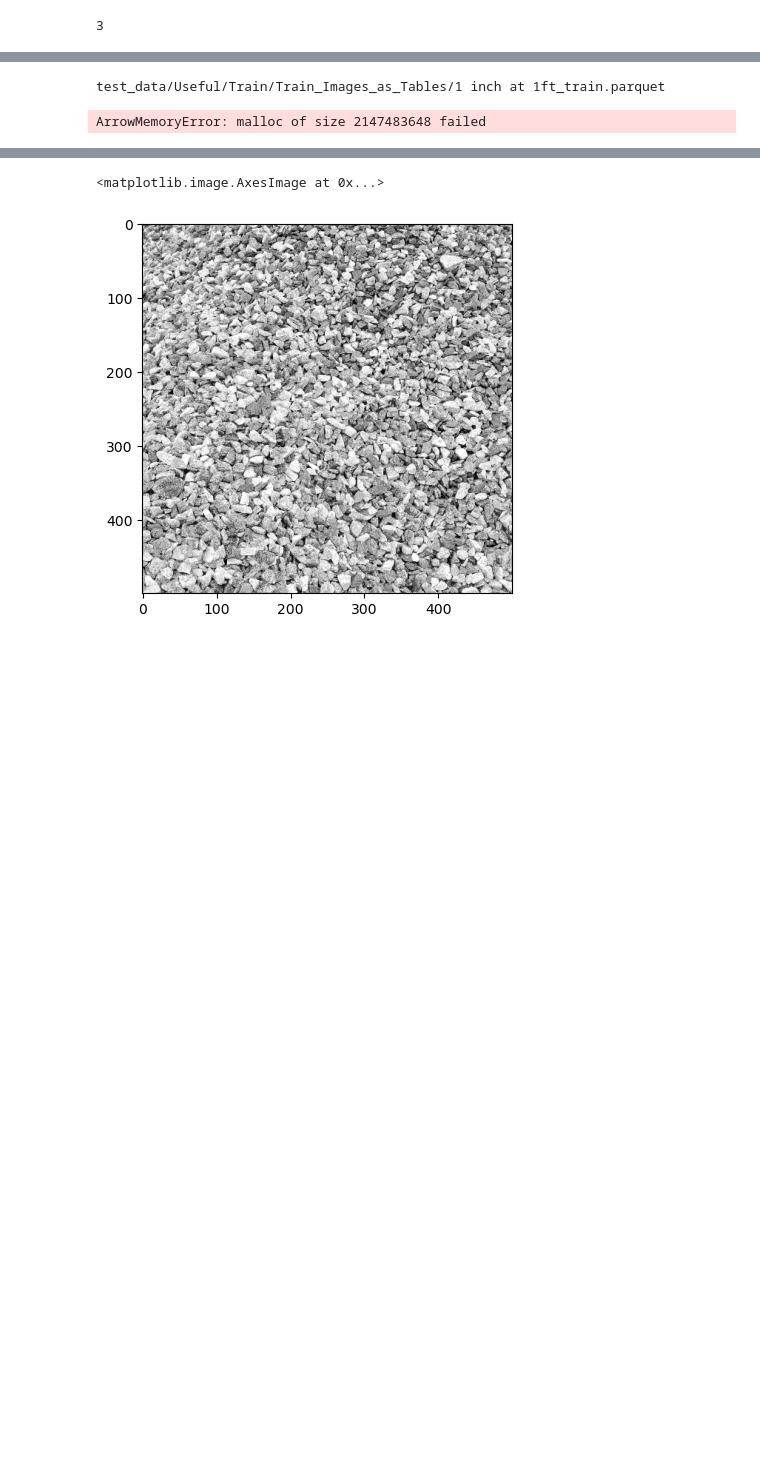
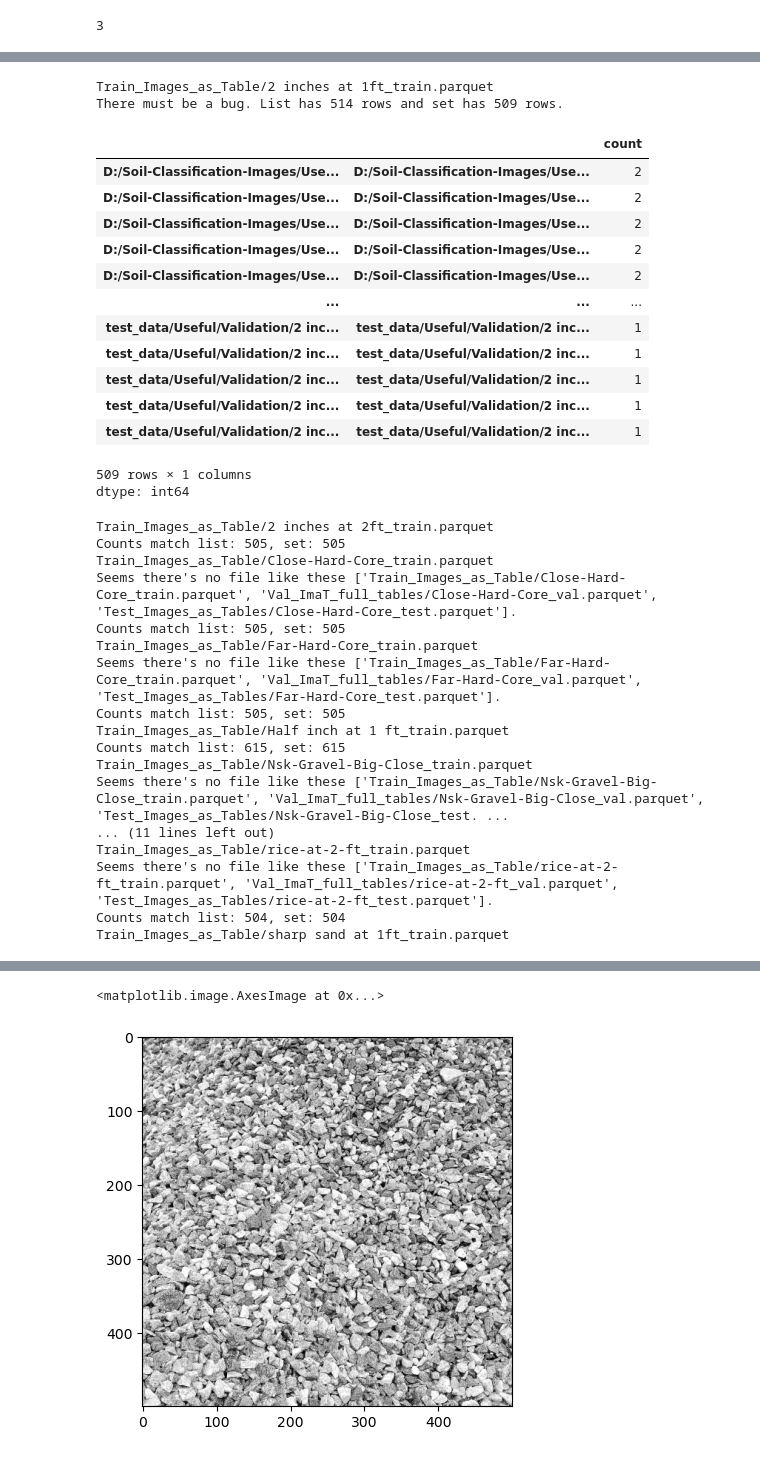
Before and after one commit to pithun/Soil-Classification-Using-ML, a Jupyter notebook: ML_Code - DEV.ipynb, the cells around one changed output, grey strips where cells are left out. Cells and saved outputs as stored; diff of their text form; code cells hidden in the pictures; blank space fills up the shorter version.

Commit message:
updated dataset validation code

```diff
--- a/ML_Code - DEV.ipynb
+++ b/ML_Code - DEV.ipynb
@@ -578,9 +578,9 @@ def get_metrics(y_true, y_pred):
     accuracy=accuracy_score(y_true, y_pred)
     return micro_prec, macro_prec, weighted_prec, micro_recall, macro_recall, weighted_recall, micro_f1, macro_f1, weighted_f1, accuracy
 
-def get_data(path, *args):
+def get_data(path, col_name):
     df=pd.read_parquet(path)
-    return df[file]
+    return df[col_name]
 # %%
 # Making the dataframe
 names=generate_perc_dist_columns(perc_distance=1)
@@ -860,35 +864,73 @@ len(set([1,2,3,3]))
 # %%
 # confirm that all the files are distinct in the train, test and Validation datasets
 #1. Get all the filenames into a list
 #2. Get total count
 #3. Convert to set to ensure all files are stored well
 
-full_paths= ['test_data/Useful/Train/Train_Images_as_Tables/', 'test_data/Useful/Validation/Val_ImaT_full_tables/',
-'test_data/Useful/Test/Test_Images_as_Tables/']
+#full_paths= ['test_data/Useful/Train/Train_Images_as_Tables/', 'test_data/Useful/Validation/Val_ImaT_full_tables/',
+#'test_data/Useful/Test/Test_Images_as_Tables/']
+
+full_paths= ['Train_Images_as_Table/', 'Val_ImaT_full_tables/', 'Test_Images_as_Tables/']
 
 suffixes=['_train', '_val', '_test']
 
 for soil_key in soils.keys():
     file_names=[]
     path=[f"{full_paths[x]}{soil_key}{suffixes[x]}.parquet" for x in range(3)]
     print(path[0])
-    tr_data=get_data(path[0],'filename')
-    val_data=get_data(path[1], 'filename')
-    te_data=get_data(path[2], 'filename')
-    file_names.extend(tr_data)
-    file_names.extend(val_data)
-    file_names.extend(te_data)
-    list_cnt=len(file_names)
-    set_cnt=len(set(file_names))
+    try:
+      tr_data=get_data(path[0],'filename')
+      val_data=get_data(path[1], 'filename')
+      te_data=get_data(path[2], 'filename')
+      file_names.extend(tr_data)
+      file_names.extend(val_data)
+      file_names.extend(te_data)
+      list_cnt=len(file_names)
+      set_cnt=len(set(file_names))
+    except:
+      print(f"Seems there's no file like these {path}.")
 
     if list_cnt==set_cnt:
         print(f'Counts match list: {list_cnt}, set: {set_cnt}')
     else:
-        print('There must be a bug')
-    assert list_cnt==set_cnt
+        print(f'There must be a bug. List has {list_cnt} rows and set has {set_cnt} rows.')
+        col_as_series=pd.Series(file_names)
+        display(col_as_series.groupby(col_as_series).value_counts())
+    #assert list_cnt==set_cnt
 # %% [output]
-test_data/Useful/Train/Train_Images_as_Tables/1 inch at 1ft_train.parquet
+Train_Images_as_Table/2 inches at 1ft_train.parquet
+There must be a bug. List has 514 rows and set has 509 rows.
+|  |  | count |
+| D:/Soil-Classification-Images/Use... | D:/Soil-Classification-Images/Use... | 2 |
+| D:/Soil-Classification-Images/Use... | D:/Soil-Classification-Images/Use... | 2 |
+| D:/Soil-Classification-Images/Use... | D:/Soil-Classification-Images/Use... | 2 |
+| D:/Soil-Classification-Images/Use... | D:/Soil-Classification-Images/Use... | 2 |
+| D:/Soil-Classification-Images/Use... | D:/Soil-Classification-Images/Use... | 2 |
+| ... | ... | ... |
+| test_data/Useful/Validation/2 inc... | test_data/Useful/Validation/2 inc... | 1 |
+| test_data/Useful/Validation/2 inc... | test_data/Useful/Validation/2 inc... | 1 |
+| test_data/Useful/Validation/2 inc... | test_data/Useful/Validation/2 inc... | 1 |
+| test_data/Useful/Validation/2 inc... | test_data/Useful/Validation/2 inc... | 1 |
+| test_data/Useful/Validation/2 inc... | test_data/Useful/Validation/2 inc... | 1 |
-ArrowMemoryError: malloc of size 2147483648 failed
+509 rows × 1 columns
+dtype: int64
+Train_Images_as_Table/2 inches at 2ft_train.parquet
+Counts match list: 505, set: 505
+Train_Images_as_Table/Close-Hard-Core_train.parquet
+Seems there's no file like these ['Train_Images_as_Table/Close-Hard-Core_train.parquet', 'Val_ImaT_full_tables/Close-Hard-Core_val.parquet', 'Test_Images_as_Tables/Close-Hard-Core_test.parquet'].
+Counts match list: 505, set: 505
+Train_Images_as_Table/Far-Hard-Core_train.parquet
+Seems there's no file like these ['Train_Images_as_Table/Far-Hard-Core_train.parquet', 'Val_ImaT_full_tables/Far-Hard-Core_val.parquet', 'Test_Images_as_Tables/Far-Hard-Core_test.parquet'].
+Counts match list: 505, set: 505
+Train_Images_as_Table/Half inch at 1 ft_train.parquet
+Counts match list: 615, set: 615
+Train_Images_as_Table/Nsk-Gravel-Big-Close_train.parquet
+Seems there's no file like these ['Train_Images_as_Table/Nsk-Gravel-Big-Close_train.parquet', 'Val_ImaT_full_tables/Nsk-Gravel-Big-Close_val.parquet', 'Test_Images_as_Tables/Nsk-Gravel-Big-Close_test. ...
+... (11 lines left out)
+Train_Images_as_Table/rice-at-2-ft_train.parquet
+Seems there's no file like these ['Train_Images_as_Table/rice-at-2-ft_train.parquet', 'Val_ImaT_full_tables/rice-at-2-ft_val.parquet', 'Test_Images_as_Tables/rice-at-2-ft_test.parquet'].
+Counts match list: 504, set: 504
+Train_Images_as_Table/sharp sand at 1ft_train.parquet
 # %%
 ff=pd.read_parquet('test_data/Useful/Train/Train_Images_as_Tables/1 inch at 1ft_train.parquet')
 # %%
```
Also changed, not shown: parts of 3 cells of this notebook.
